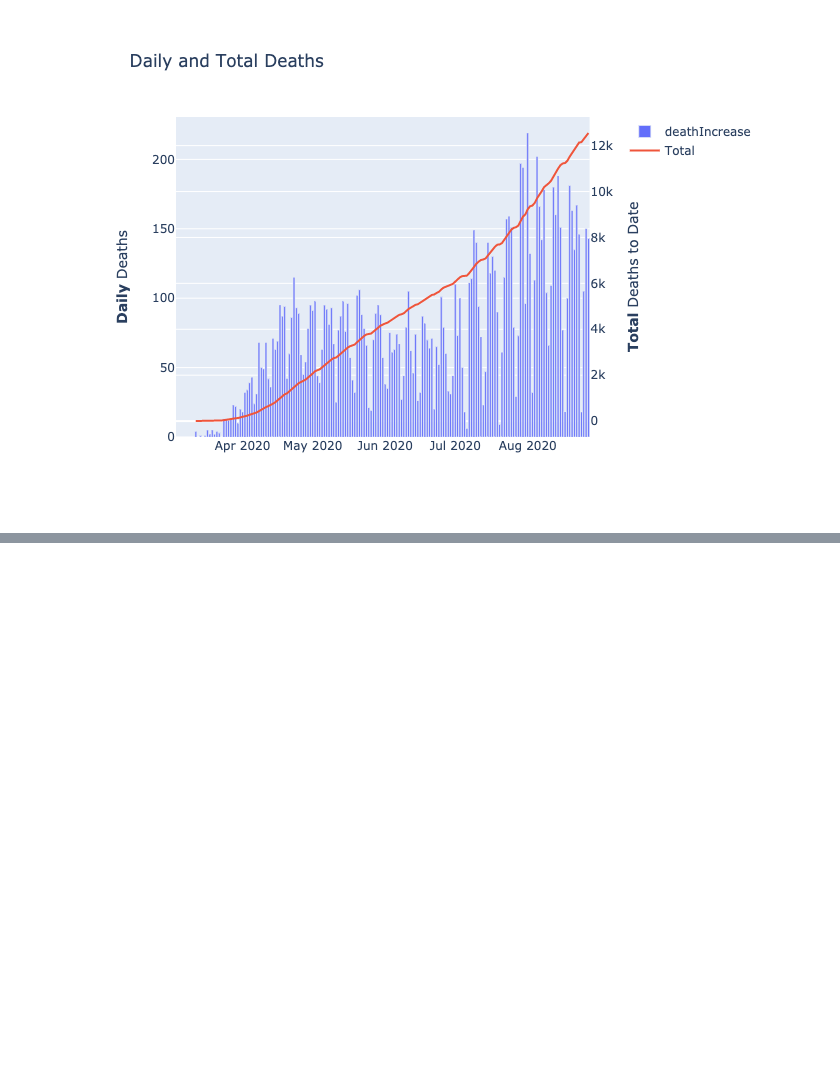
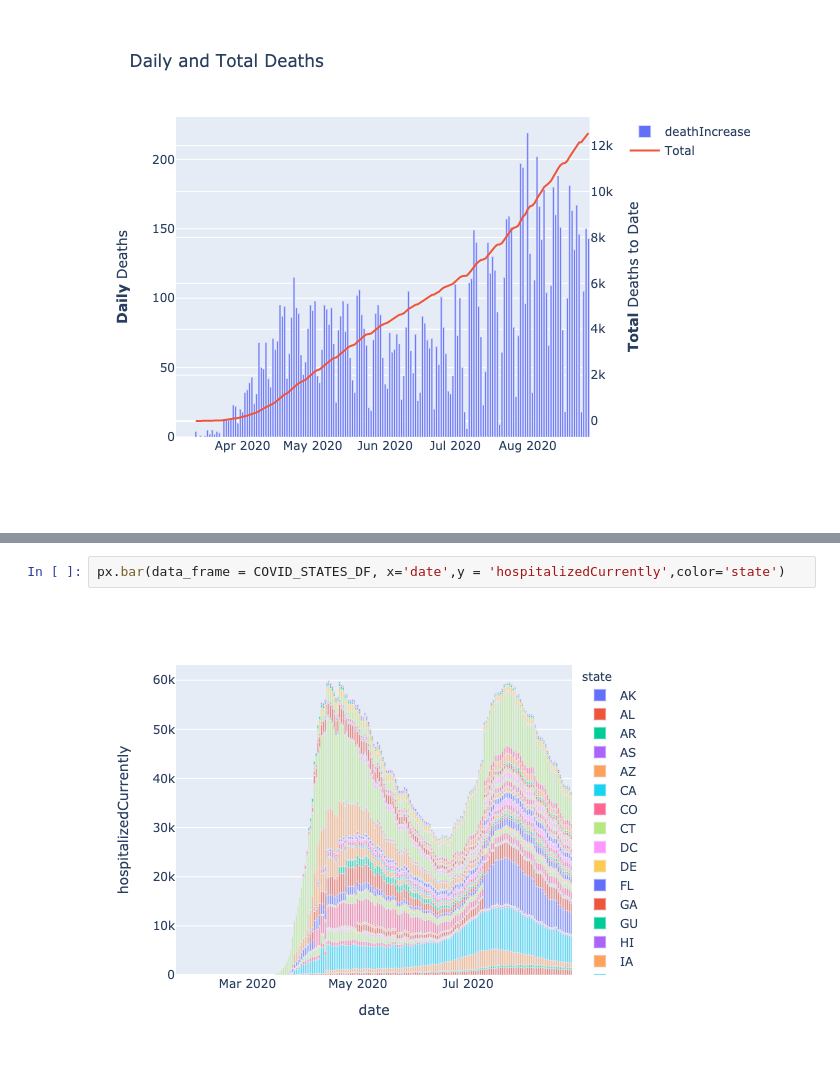
Before and after one commit to DanOvad/covid-hotspots, a Jupyter notebook: redesign.ipynb, the cells around one changed output, grey strips where cells are left out. Cells and saved outputs as stored; diff of their text form; blank space fills up the shorter version.

```diff
--- a/redesign.ipynb
+++ b/redesign.ipynb
@@ -345,0 +494,4 @@ scatter_deaths_states(COVID_STATES_DF, 'CA')
+# %%
+px.bar(data_frame = COVID_STATES_DF, x='date',y = 'hospitalizedCurrently',color='state')
+# %% [output]
+[figure, added]
```
Also changed, not shown: parts of 39 cells of this notebook, 3 other files.
